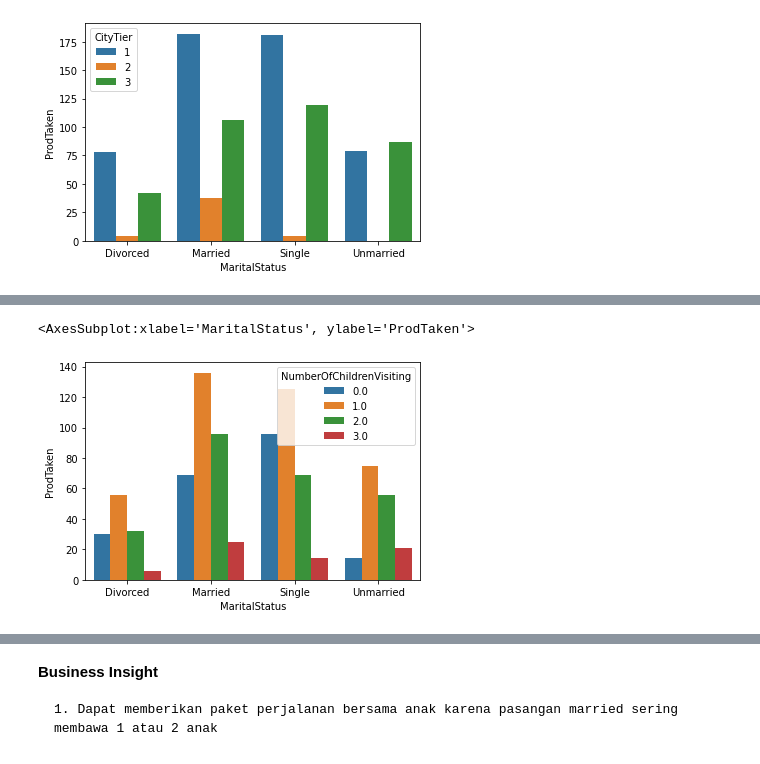
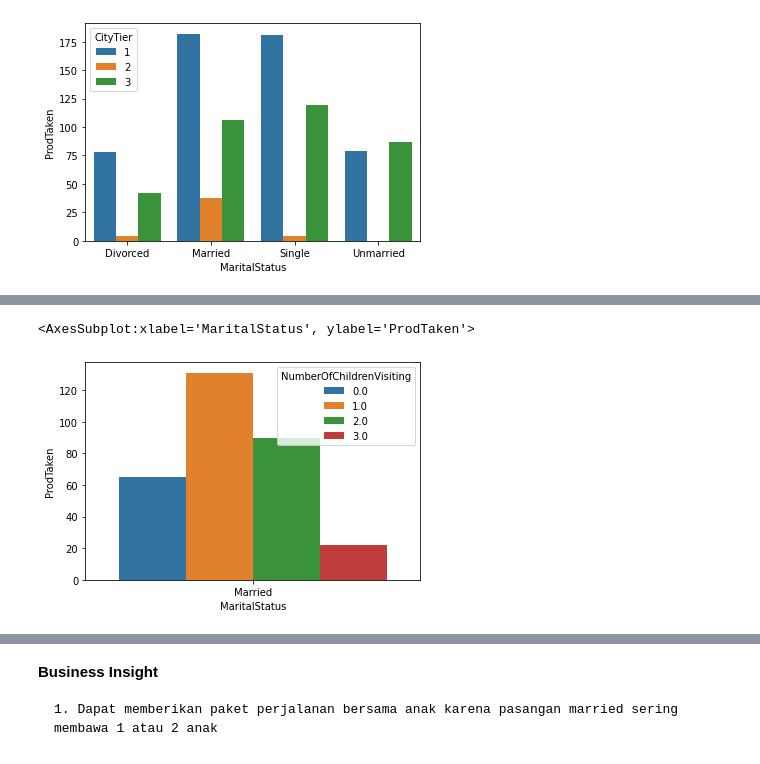
Before and after one commit to mhaniffajari/Final_Project_Rakamin_23, a Jupyter notebook: Holiday Package Prediction.ipynb, the cells around one changed output, grey strips where cells are left out. Cells and saved outputs as stored; diff of their text form; code cells hidden in the pictures.

```diff
--- a/Holiday Package Prediction.ipynb
+++ b/Holiday Package Prediction.ipynb
@@ -1867,3 +1931,5 @@ kesimpulan.sort_values('AUC Test',ascending=False)
+# %%
+df = df_clean_IQR
 # %%
 bins = [0,np.percentile(df['MonthlyIncome'],25),np.percentile(df['MonthlyIncome'],50),np.percentile(df['MonthlyIncome'],75),np.percentile(df['MonthlyIncome'],100)]
 # %%
@@ -1970,6 +2182,8 @@ sns.barplot(x='MaritalStatus',y='ProdTaken',hue='CityTier',data=df_product)
+# %%
+df_married = df_acc[df_acc['MaritalStatus']=='Married']
 # %%
-df_product = df_acc.groupby(['MaritalStatus','NumberOfChildrenVisiting'])['ProdTaken'].sum().reset_index()
-sns.barplot(x='MaritalStatus',y='ProdTaken',hue='NumberOfChildrenVisiting',data=df_product)
+df_married = df_married.groupby(['MaritalStatus','NumberOfChildrenVisiting'])['ProdTaken'].sum().reset_index()
+sns.barplot(x='MaritalStatus',y='ProdTaken',hue='NumberOfChildrenVisiting',data=df_married)
 # %% [output]
 <AxesSubplot:xlabel='MaritalStatus', ylabel='ProdTaken'>
-[figure, old version]
+[figure, new version]
```
Also changed, not shown: parts of 139 cells of this notebook.
